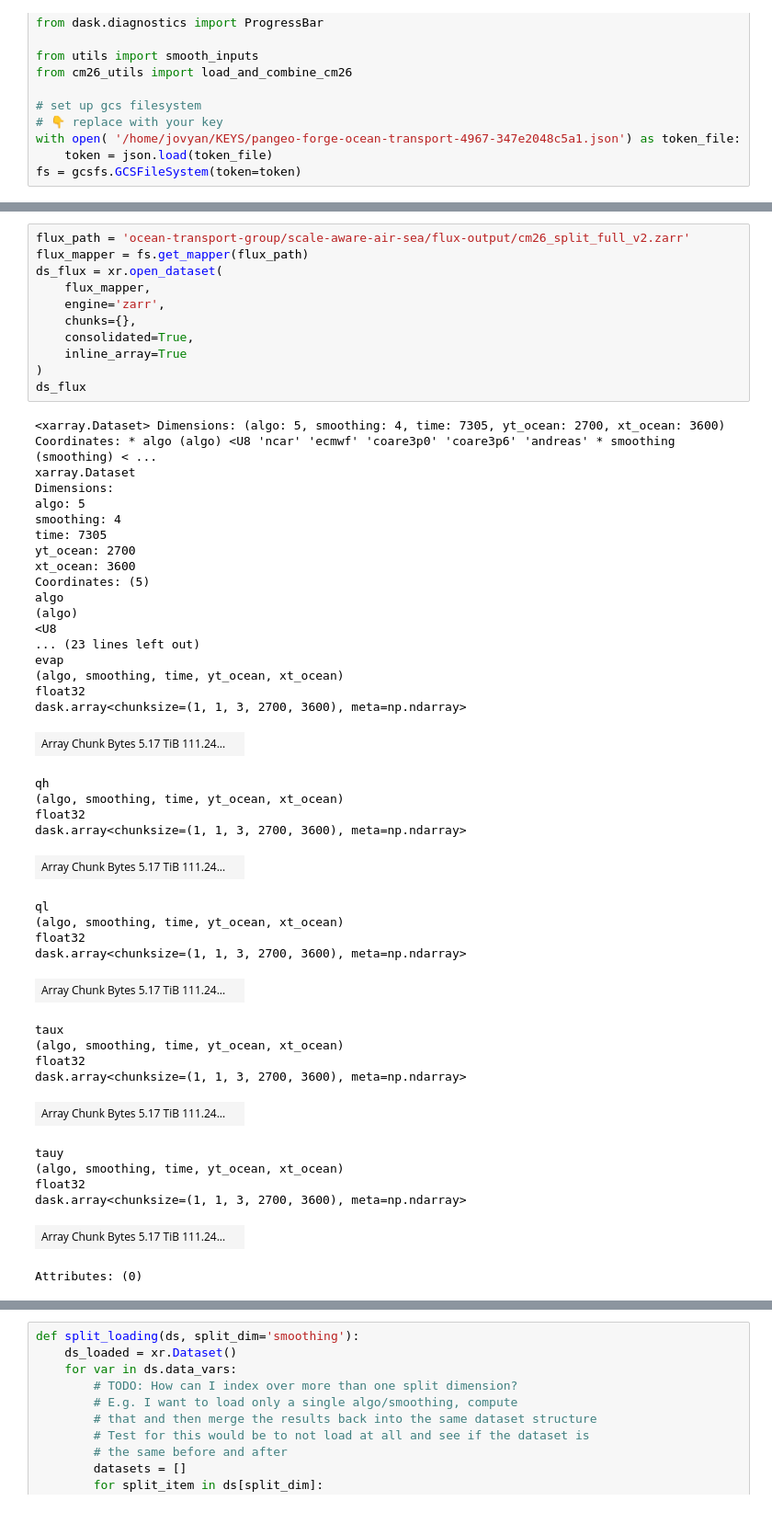
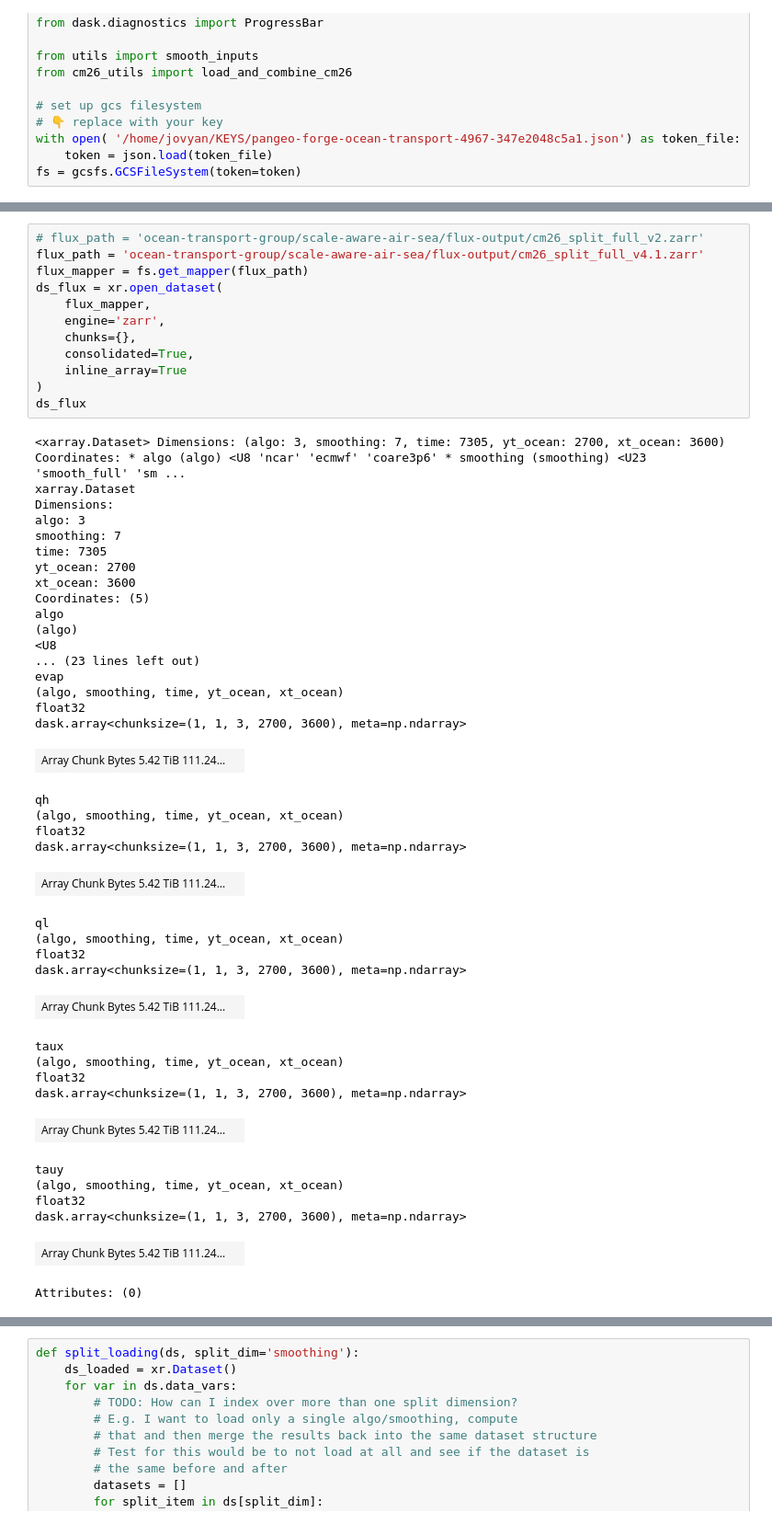
Before and after one commit to ocean-transport/scale-aware-air-sea, a Jupyter notebook: notebooks/jbusecke/workflow/cm26_paper_plots_preprocessing.ipynb, the cells around one changed output, grey strips where cells are left out. Shown at 92% size. Cells and saved outputs as stored; diff of their text form.

```diff
--- a/notebooks/jbusecke/workflow/cm26_paper_plots_preprocessing.ipynb
+++ b/notebooks/jbusecke/workflow/cm26_paper_plots_preprocessing.ipynb
@@ -20,53 +31,54 @@ fs = gcsfs.GCSFileSystem(token=token)
 # %%
-flux_path = 'ocean-transport-group/scale-aware-air-sea/flux-output/cm26_split_full_v2.zarr'
+# flux_path = 'ocean-transport-group/scale-aware-air-sea/flux-output/cm26_split_full_v2.zarr'
+flux_path = 'ocean-transport-group/scale-aware-air-sea/flux-output/cm26_split_full_v4.1.zarr'
 flux_mapper = fs.get_mapper(flux_path)
 ds_flux = xr.open_dataset(
     flux_mapper,
     engine='zarr',
     chunks={},
     consolidated=True,
     inline_array=True
 )
 ds_flux
 # %% [output]
-<xarray.Dataset> Dimensions: (algo: 5, smoothing: 4, time: 7305, yt_ocean: 2700, xt_ocean: 3600) Coordinates: * algo (algo) <U8 'ncar' 'ecmwf' 'coare3p0' 'coare3p6' 'andreas' * smoothing (smoothing) < ...
+<xarray.Dataset> Dimensions: (algo: 3, smoothing: 7, time: 7305, yt_ocean: 2700, xt_ocean: 3600) Coordinates: * algo (algo) <U8 'ncar' 'ecmwf' 'coare3p6' * smoothing (smoothing) <U23 'smooth_full' 'sm ...
 xarray.Dataset
 Dimensions:
-algo: 5
-smoothing: 4
+algo: 3
+smoothing: 7
 time: 7305
 yt_ocean: 2700
 xt_ocean: 3600
 Coordinates: (5)
 algo
 (algo)
 <U8
 ... (23 lines left out)
 evap
 (algo, smoothing, time, yt_ocean, xt_ocean)
 float32
 dask.array<chunksize=(1, 1, 3, 2700, 3600), meta=np.ndarray>
-| Array Chunk Bytes 5.17 TiB 111.24... |  |
+| Array Chunk Bytes 5.42 TiB 111.24... |  |
 qh
 (algo, smoothing, time, yt_ocean, xt_ocean)
 float32
 dask.array<chunksize=(1, 1, 3, 2700, 3600), meta=np.ndarray>
-| Array Chunk Bytes 5.17 TiB 111.24... |  |
+| Array Chunk Bytes 5.42 TiB 111.24... |  |
 ql
 (algo, smoothing, time, yt_ocean, xt_ocean)
 float32
 dask.array<chunksize=(1, 1, 3, 2700, 3600), meta=np.ndarray>
-| Array Chunk Bytes 5.17 TiB 111.24... |  |
+| Array Chunk Bytes 5.42 TiB 111.24... |  |
 taux
 (algo, smoothing, time, yt_ocean, xt_ocean)
 float32
 dask.array<chunksize=(1, 1, 3, 2700, 3600), meta=np.ndarray>
-| Array Chunk Bytes 5.17 TiB 111.24... |  |
+| Array Chunk Bytes 5.42 TiB 111.24... |  |
 tauy
 (algo, smoothing, time, yt_ocean, xt_ocean)
 float32
 dask.array<chunksize=(1, 1, 3, 2700, 3600), meta=np.ndarray>
-| Array Chunk Bytes 5.17 TiB 111.24... |  |
+| Array Chunk Bytes 5.42 TiB 111.24... |  |
 Attributes: (0)
 # %%
 ds_flux.nbytes/1e12
```
Also changed, not shown: parts of 7 cells of this notebook, 29 other files.
